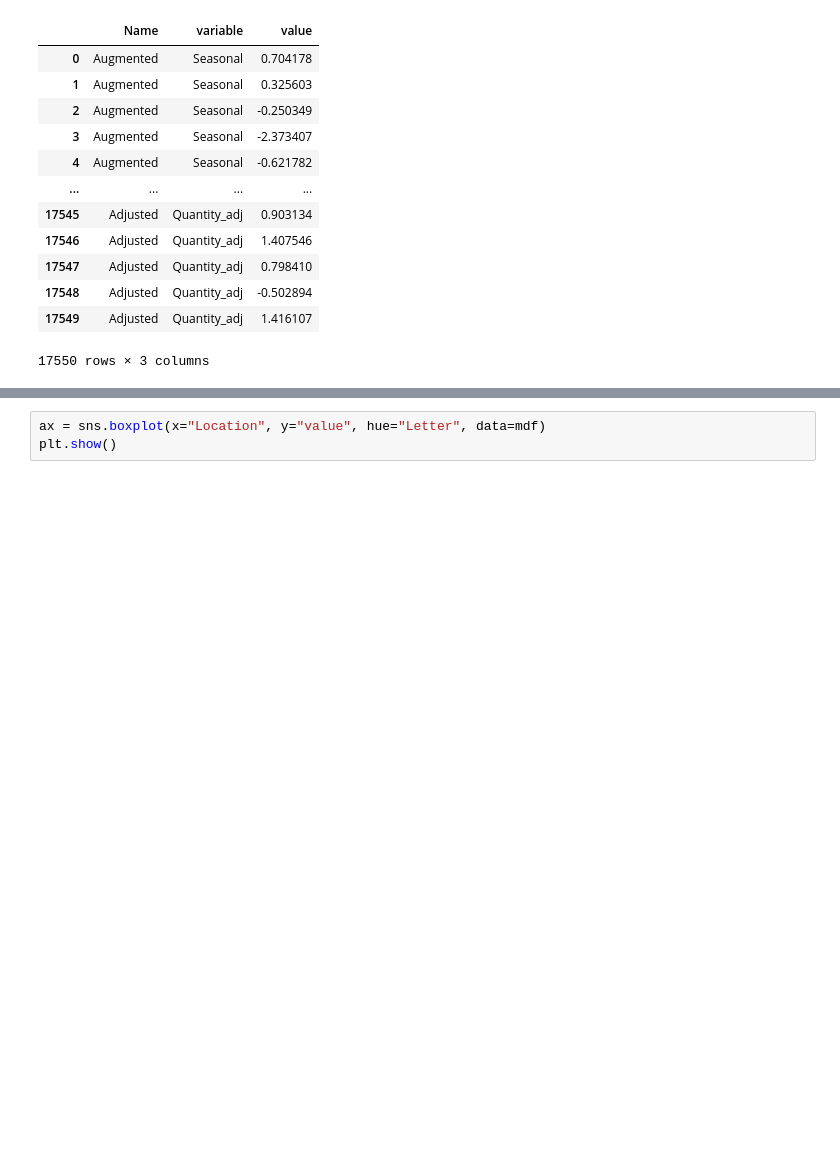
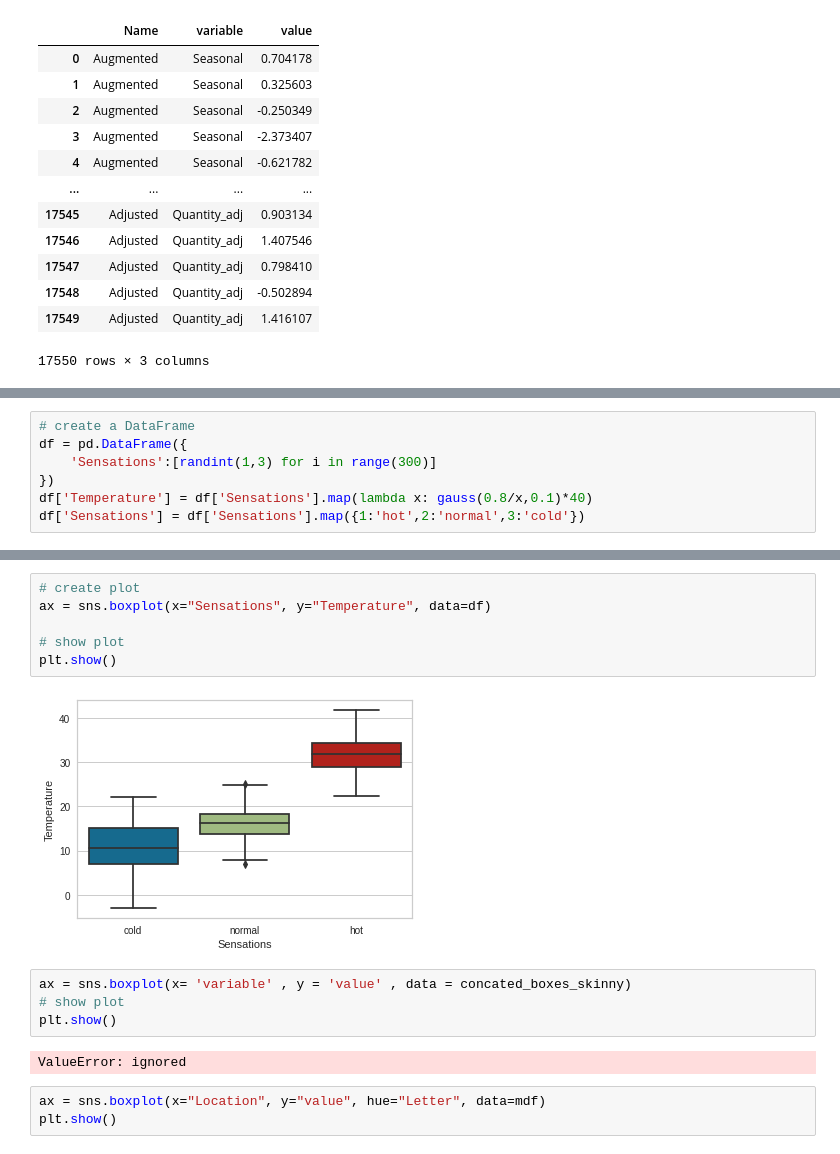
Before and after one commit to JF11579/Adelphi, a Jupyter notebook: Spring5_4.ipynb, the cells around one changed output, grey strips where cells are left out. Drawn from its saved outputs; the diff is of its cells as text; blank space fills up the shorter version.

```diff
--- a/Spring5_4.ipynb
+++ b/Spring5_4.ipynb
@@ -1162,0 +1202,7 @@ KeyError: ignored
+# %%
+# create a DataFrame
+df = pd.DataFrame({
+    'Sensations':[randint(1,3) for i in range(300)]
+})
+df['Temperature'] = df['Sensations'].map(lambda x: gauss(0.8/x,0.1)*40)
+df['Sensations'] = df['Sensations'].map({1:'hot',2:'normal',3:'cold'})
@@ -1163,3 +1216,17 @@ KeyError: ignored
+# %%
+# create plot
+ax = sns.boxplot(x="Sensations", y="Temperature", data=df)
+
+# show plot
+plt.show()
+# %% [output]
+[figure, added]
+# %%
+ax = sns.boxplot(x= 'variable' , y = 'value' , data = concated_boxes_skinny)
+# show plot
+plt.show()
+# %% [output]
+ValueError: ignored
 # %%
 ax = sns.boxplot(x="Location", y="value", hue="Letter", data=mdf)
 plt.show()
```
Also changed, not shown: parts of 9 cells of this notebook.
